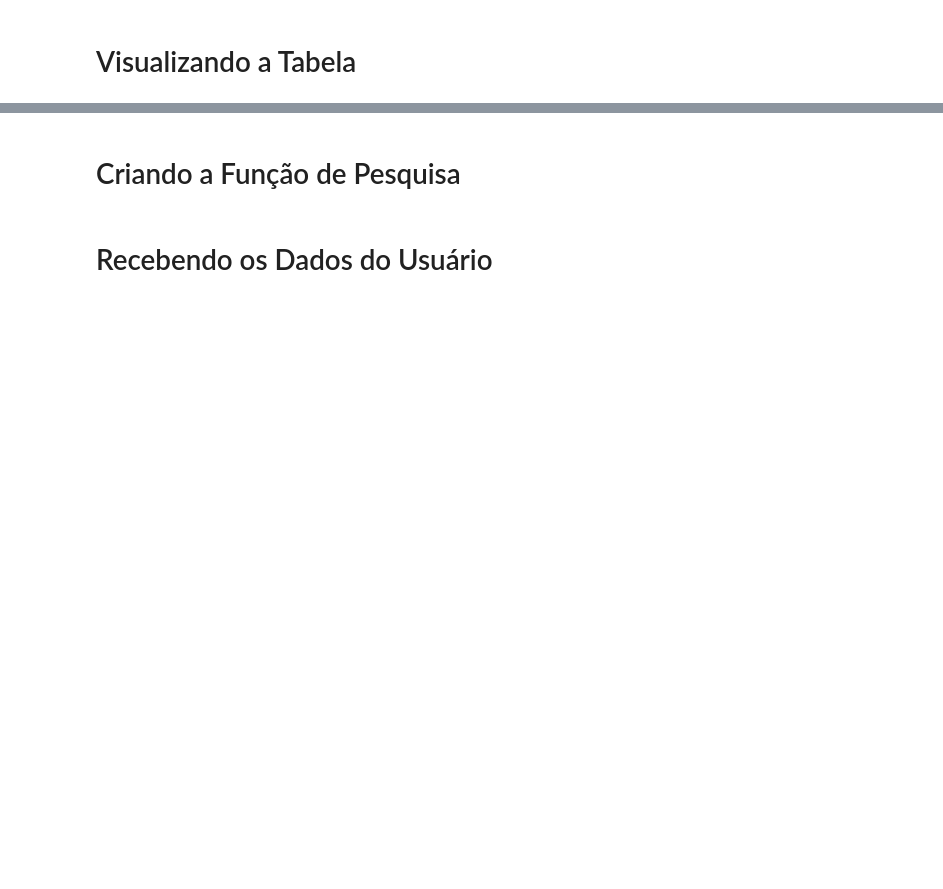
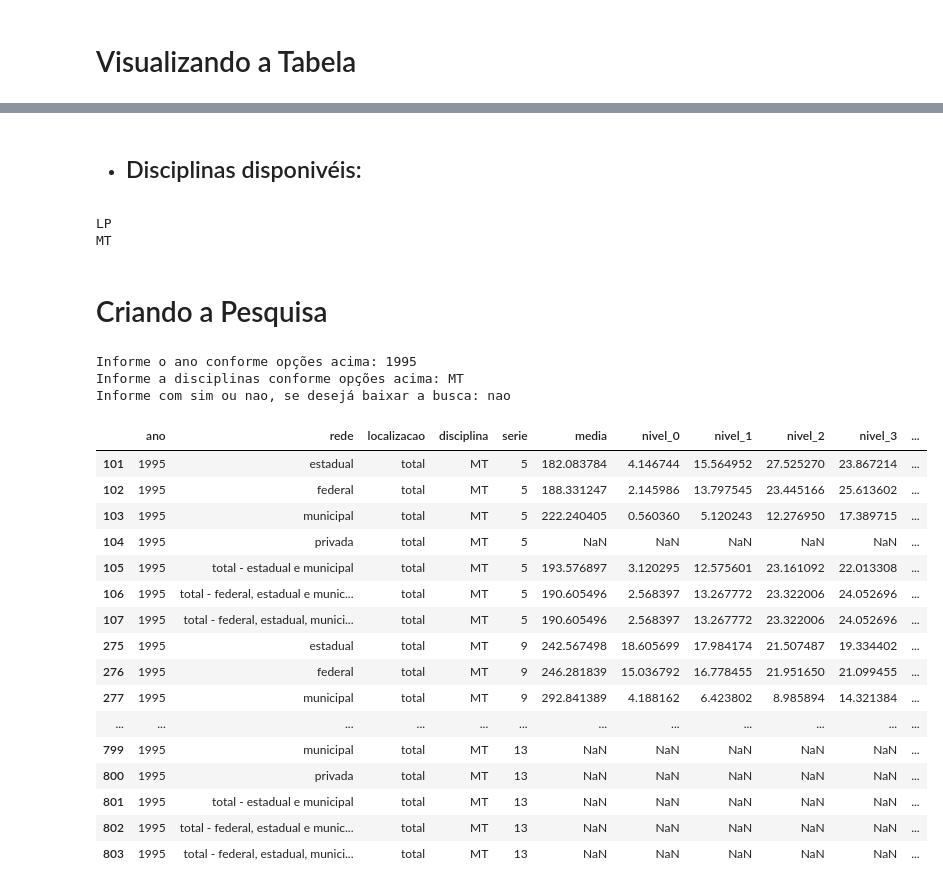
Before and after one commit to Robson348/api-iot, a Jupyter notebook: api-em-python.ipynb, the cells around one changed output, grey strips where cells are left out. Saved outputs shown, nothing was run; the diff lists cells and outputs as text; code cells hidden in the pictures; blank space fills up the shorter version.

Commit message:
Trabalho Finalizado

```diff
--- a/api-em-python.ipynb
+++ b/api-em-python.ipynb
@@ -34,6 +29,6 @@ import basedosdados as bd
 # %% [markdown]
 # Carregando os Dados
 # %%
-df = bd.read_table(dataset_id='mundo_wb_wwbi',
-                   table_id='country_finance',
-                   billing_project_id="api-segunda", reauth=True)
+tabela_avaliacao= bd.read_table(dataset_id='br_inep_saeb',
+                   table_id='brasil',
+                   billing_project_id="api-ads-388816")
@@ -48,4 +75,56 @@ If you still don't have a Google Cloud Project, you have to create one.
+# %% [markdown]
+* ##  Disciplinas disponivéis:
+# %%
+# Salvando os valores cosiderados na tabela em uma lista
+disciplinas = list(tabela_avaliacao['disciplina'].unique())
+
+# Devolvendo os valores da lista na tela
+for n in disciplinas:    # O loop for foi usado apenas para melhorar a visualização dos valores
+    print(n)
+# %% [output]
+LP
+MT
 # %% [markdown]
-# Criando a Função de Pesquisa
+# Criando a Pesquisa
-# %% [markdown]
-# Recebendo os Dados do Usuário
+# %%
+# Pedindo dados para o  usuário
+ano = int(input("Informe o ano conforme opções acima: "))
+disciplina = input("Informe a disciplinas conforme opções acima: ")
+opcao = input("Informe com sim ou nao, se desejá baixar a busca: ")
+
+# Gerando a busca, por filtragem
+tabela_busca1 = tabela_avaliacao[tabela_avaliacao['ano'] == ano]
+
+busca_final = tabela_busca1[tabela_busca1['disciplina'] == disciplina]
+
+# Salvando ou não a pesquisa
+
+if opcao in ['sim', 'Sim']:
+    busca_final.to_excel('pesquisa_{}_{}.xlsx'.format(ano, disciplina))
+
+elif opcao in ['nao', 'Nao', 'não', 'Não']:
+    display(busca_final)
+
+else:
+    print("Digite apenas as opções informadas!")
+# %% [output]
+Informe o ano conforme opções acima: 1995
+Informe a disciplinas conforme opções acima: MT
+Informe com sim ou nao, se desejá baixar a busca: nao
+|  | ano | rede | localizacao | disciplina | serie | media | nivel_0 | nivel_1 | nivel_2 | nivel_3 | ... |
+| 101 | 1995 | estadual | total | MT | 5 | 182.083784 | 4.146744 | 15.564952 | 27.525270 | 23.867214 | ... |
+| 102 | 1995 | federal | total | MT | 5 | 188.331247 | 2.145986 | 13.797545 | 23.445166 | 25.613602 | ... |
+| 103 | 1995 | municipal | total | MT | 5 | 222.240405 | 0.560360 | 5.120243 | 12.276950 | 17.389715 | ... |
+| 104 | 1995 | privada | total | MT | 5 | NaN | NaN | NaN | NaN | NaN | ... |
+| 105 | 1995 | total - estadual e municipal | total | MT | 5 | 193.576897 | 3.120295 | 12.575601 | 23.161092 | 22.013308 | ... |
+| 106 | 1995 | total - federal, estadual e munic... | total | MT | 5 | 190.605496 | 2.568397 | 13.267772 | 23.322006 | 24.052696 | ... |
+| 107 | 1995 | total - federal, estadual, munici... | total | MT | 5 | 190.605496 | 2.568397 | 13.267772 | 23.322006 | 24.052696 | ... |
+| 275 | 1995 | estadual | total | MT | 9 | 242.567498 | 18.605699 | 17.984174 | 21.507487 | 19.334402 | ... |
+| 276 | 1995 | federal | total | MT | 9 | 246.281839 | 15.036792 | 16.778455 | 21.951650 | 21.099455 | ... |
+| 277 | 1995 | municipal | total | MT | 9 | 292.841389 | 4.188162 | 6.423802 | 8.985894 | 14.321384 | ... |
+| ... | ... | ... | ... | ... | ... | ... | ... | ... | ... | ... | ... |
+| 799 | 1995 | municipal | total | MT | 13 | NaN | NaN | NaN | NaN | NaN | ... |
+| 800 | 1995 | privada | total | MT | 13 | NaN | NaN | NaN | NaN | NaN | ... |
+| 801 | 1995 | total - estadual e municipal | total | MT | 13 | NaN | NaN | NaN | NaN | NaN | ... |
+| 802 | 1995 | total - federal, estadual e munic... | total | MT | 13 | NaN | NaN | NaN | NaN | NaN | ... |
+| 803 | 1995 | total - federal, estadual, munici... | total | MT | 13 | NaN | NaN | NaN | NaN | NaN | ... |
```
Also changed, not shown: parts of 7 cells of this notebook, 1 other file.
